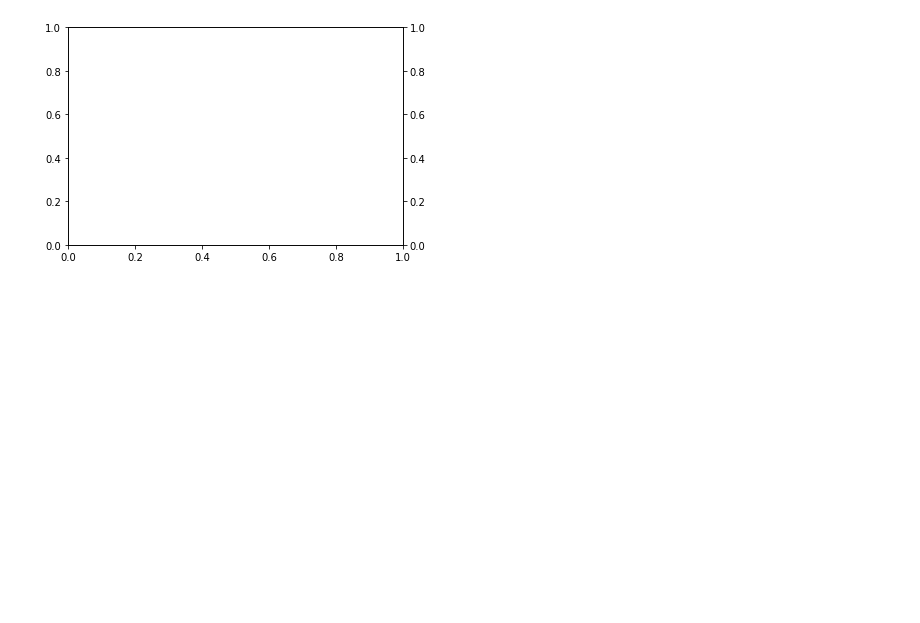
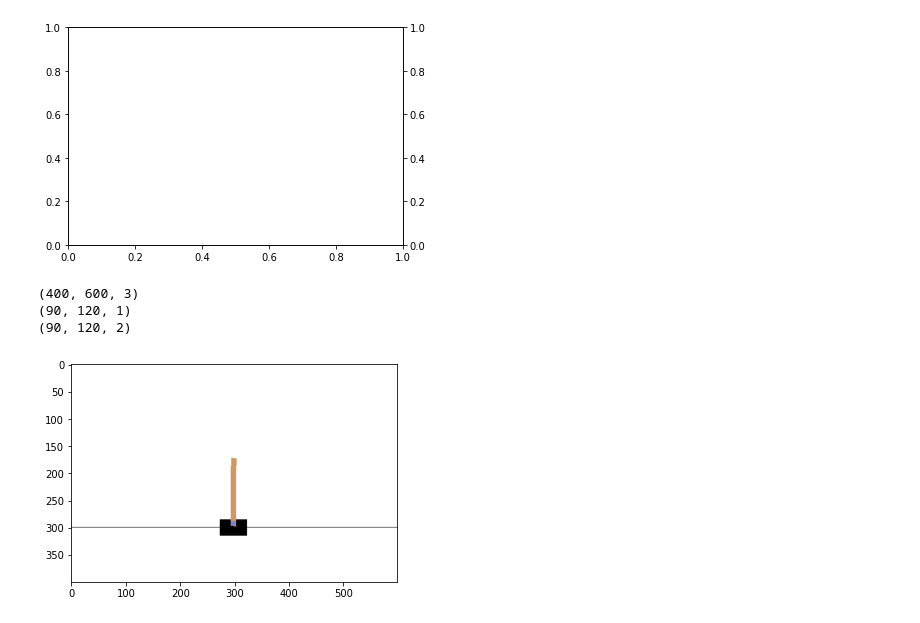
Before and after one commit to Kimbyung-wook/RL_Note, a Jupyter notebook: notebook/cv/cartpole.ipynb, the cells around one changed output. Drawn from its saved outputs; the diff is of its cells as text; code cells hidden in the pictures; blank space fills up the shorter version.

```diff
--- a/notebook/cv/cartpole.ipynb
+++ b/notebook/cv/cartpole.ipynb
@@ -151,3 +199,35 @@ ax1 = plt.subplot()
 ax2 = plt.twinx()
 # %% [output]
 [figure]
+# %%
+import gym
+import numpy as np
+import matplotlib.pyplot as plt
+import cv2
+img_data_type = np.uint8
+img_size = (120,90)
+def _preprocessing_img(raw_img):
+    # img_rbg_crop = raw_img[160:320,:,:]
+    img_rgb_resize = cv2.resize(raw_img, img_size[0:2], interpolation=cv2.INTER_CUBIC)
+    img_k_resize = cv2.cvtColor(img_rgb_resize,cv2.COLOR_RGB2GRAY)
+    img_k_resize = img_k_resize / 255.0 # scaling 0 ~ 1
+    # img_k_resize = img_k_resize / 127.5 - 1. # scaling -1 ~ 1
+    preprocessed_state = np.array(img_k_resize,dtype=img_data_type)
+    preprocessed_state = np.expand_dims(preprocessed_state,axis=2)
+    return preprocessed_state
+env = gym.make("CartPole-v1")
+state = env.reset()
+# Get original Image
+img =  env.render(mode='rgb_array')
+plt.imshow(img)
+img_gray = _preprocessing_img(img)
+print(np.shape(img))
+print(np.shape(img_gray))
+test = img_gray
+test = np.append(test,img_gray,axis=2)
+print(np.shape(test))
+# %% [output]
+(400, 600, 3)
+(90, 120, 1)
+(90, 120, 2)
+[figure, added]
```
Also changed, not shown: parts of 10 cells of this notebook, 34 other files.
